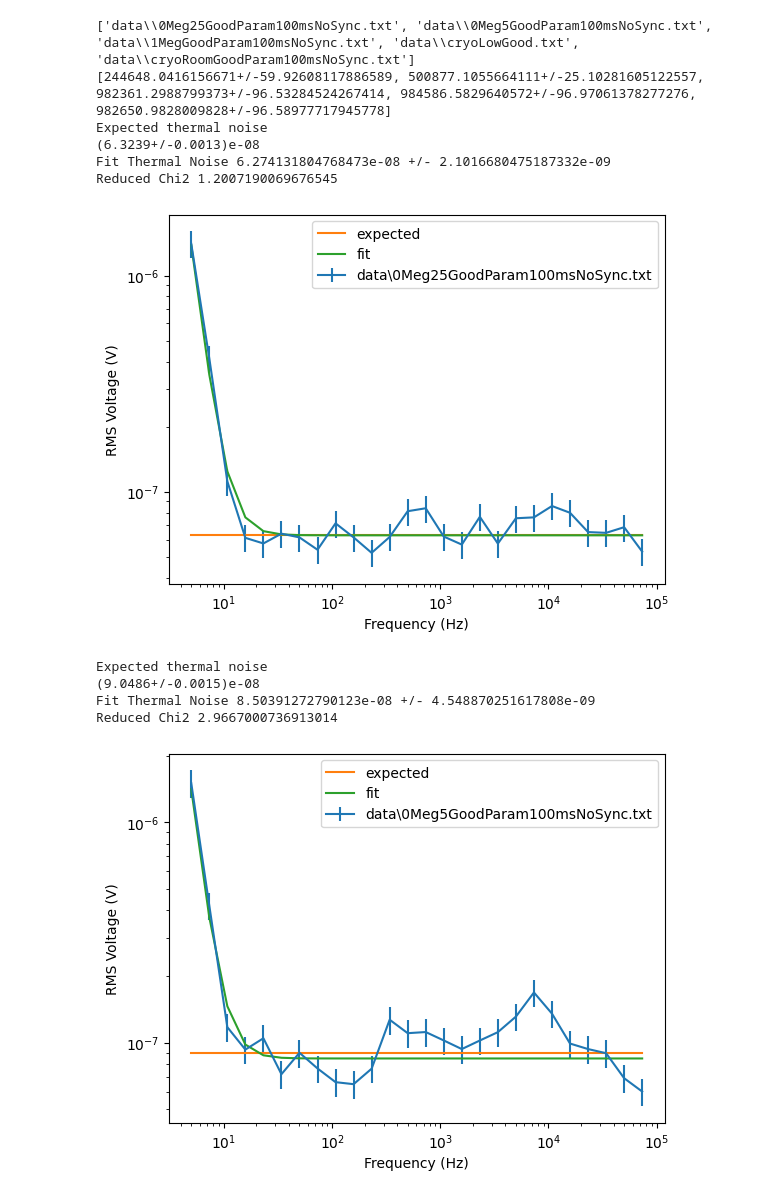
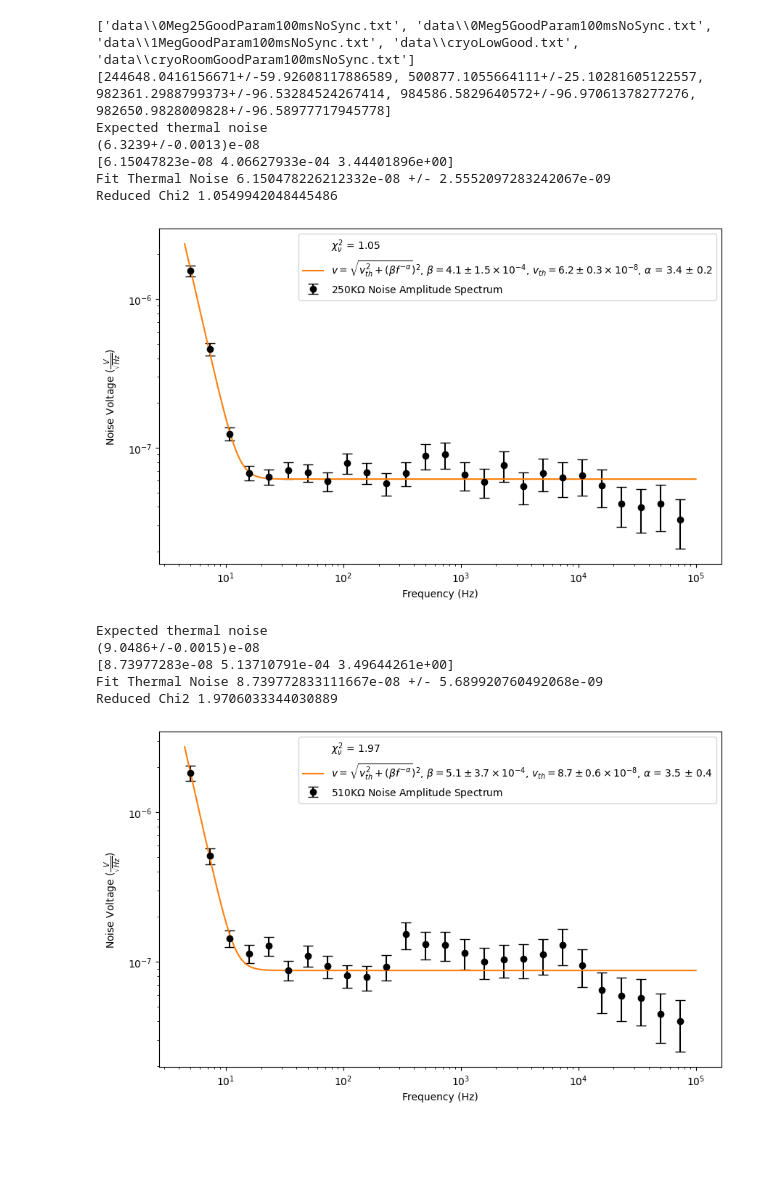
Before and after one commit to Shaquible/ENPH453, a Jupyter notebook: electricalNoise/dataEval.ipynb, the cells around one changed output. Drawn from its saved outputs; the diff is of its cells as text; code cells hidden in the pictures; blank space fills up the shorter version.

Commit message:
fixed transfer fns

```diff
--- a/electricalNoise/dataEval.ipynb
+++ b/electricalNoise/dataEval.ipynb
@@ -41,5 +58,16 @@ uncPctFive = np.std(five)/np.mean(five)
 uncPctHundred = np.std(hundred)/np.mean(hundred)
 uncPctThousand = np.std(thousand)/np.mean(thousand)
 print(uncPctFive, uncPctHundred, uncPctThousand)
+def uncFit(f, m, b):
+    return m*np.log10(f)+b
+
+uncpopt, pcov = curve_fit(uncFit, [5, 100, 1000], [uncPctFive, uncPctHundred, uncPctThousand] )
+plt.plot([5, 100, 1000], [uncPctFive, uncPctHundred, uncPctThousand], 'o')
+plt.plot(np.logspace(0, 5, num=1000), uncFit(np.logspace(0,5, num=1000), *uncpopt))
+plt.xscale("log")
+plt.yscale("log")
+plt.show()
+def voltageUncertainty(f):
+    return uncFit(f, *uncpopt)
 # %% [output]
 0.06405111704962811 0.14300066995941668 0.20380011074927695
@@ -52,52 +81,70 @@ for v in voltages:
     resistances.append((100-150*v)/(v))
 print(resistances)
 temps = [unc.ufloat(22.7+273.3, 0.1), unc.ufloat(22.7+273.3, 0.1), unc.ufloat(22.7+273.3, 0.1), unc.ufloat(77, 1),unc.ufloat(22.0+273.3, 0.1)]
 # resistances = [unc.ufloat(250000, 1250), unc.ufloat(510000, 2550), unc.ufloat(1000000, 5000)]
+datalabels = [r"250K$\Omega$", r"510K$\Omega$", r"1M$\Omega$", r"1M$\Omega$ Cryostat Cooled", r"1M$\Omega$ Cryostat Room Temp"]
 
-
-for file, res, tmps in zip(dataFiles, resistances, temps):
+for file, res, tmps, label, i in zip(dataFiles, resistances, temps, datalabels, list(range(len(dataFiles)))):
     freqs, vs = readData(file)
-    transferFunc = transfer(freqs, res)
+    if i > 3:
+        transferFunc = transferCryo(freqs, res)
+    else:
+        transferFunc = transfer(freqs, res)
     vcUnc = []
-    for v in vs:
-        vcUnc.append(unc.ufloat(v, v*uncPctHundred))
+    for v, f in zip(vs, freqs):
+        vcUnc.append(unc.ufloat(v, v*voltageUncertainty(f)))
     vs = vcUnc/transferFunc
     vsNoUnc = []
     vsUncs = []
     for v in vs:
         vsNoUnc.append(v.n)
         vsUncs.append(v.s)
     temp = unc.ufloat(273.3+22.7, 0.1)
     expectedVal = thermalNoTransfer(res.n, tmps.n)
     expectedVal = np.ones_like(freqs)*expectedVal
-
-    plt.errorbar(freqs, vsNoUnc, vsUncs, label=file)
-    plt.plot(freqs, expectedVal, label="expected")
+    plt.figure(figsize=(10, 6))
+    plt.errorbar(freqs, vsNoUnc, vsUncs, label=label + " Noise Amplitude Spectrum", fmt="ko", capsize=5)
+    # plt.plot(freqs, expectedVal, label="Expected Thermal Noise")
     print("Expected thermal noise")
     print(thermalNoTransfer(res, tmps))
-    popt, pcov = curve_fit(curveFit, freqs, vsNoUnc, sigma=vsUncs, p0=[1e-9, expectedVal[0]])
-    chi2 = np.sum(np.pow(np.array(vsNoUnc)-curveFit(freqs, *popt), 2)/np.array(vsUncs)**2)/(len(vsNoUnc)-2)
+    popt, pcov = curve_fit(curveFit, freqs, vsNoUnc, sigma=vsUncs, p0=[expectedVal[0], 1e-6, 4], bounds=([0, 0, 0], [1, 1, 5]))
+    chi2 = np.sum(np.pow(np.array(vsNoUnc)-curveFit(freqs, *popt), 2)/np.array(vsUncs)**2)/(len(vsNoUnc)-3)
+
+    print(popt)
     print("Fit Thermal Noise", popt[0], "+/-", np.sqrt(pcov[0][0]))
     print("Reduced Chi2", chi2)
-    plt.plot(freqs, curveFit(freqs, *popt), label="fit")
+    betaExponent = np.floor(np.log10(popt[1]))
+    beta = popt[1]/10**betaExponent
+    betaErr = np.sqrt(pcov[1][1])/10**betaExponent
+    vthExponent = np.floor(np.log10(popt[0]))
+    vth = popt[0]/10**vthExponent
+    vthErr = np.sqrt(pcov[0][0])/10**vthExponent
+    alpha = popt[2]
+    alphaErr = np.sqrt(pcov[2][2])
+    fitName = r"$v = \sqrt{v_{th}^2 + (\beta f^{-\alpha}})^2$" + rf", $\beta = {beta:.1f} \pm {betaErr:.1f} \times 10^{{{betaExponent:.0f}}}$, $v_{{th}} = {vth:.1f} \pm {vthErr:.1f} \times 10^{{{vthExponent:.0f}}}$, $\alpha$ = {alpha:.1f} $\pm$ {alphaErr:.1f}"
+    plt.plot([], [], ' ', label=rf"$\chi^2_\nu$ = {chi2:.2f}")
+    fs = np.logspace(0.65, 5, num=1000)
+    plt.plot(fs, curveFit(fs, *popt), label=fitName)
     plt.xlabel("Frequency (Hz)")
-    plt.ylabel("RMS Voltage (V)")
+    plt.ylabel(r"Noise Voltage $(\frac{V}{\sqrt{Hz}})$")
     plt.legend()
     plt.xscale("log")
     plt.yscale("log")
     plt.show()
 # %% [output]
 ['data\\0Meg25GoodParam100msNoSync.txt', 'data\\0Meg5GoodParam100msNoSync.txt', 'data\\1MegGoodParam100msNoSync.txt', 'data\\cryoLowGood.txt', 'data\\cryoRoomGoodParam100msNoSync.txt']
 [244648.0416156671+/-59.92608117886589, 500877.1055664111+/-25.10281605122557, 982361.2988799373+/-96.53284524267414, 984586.5829640572+/-96.97061378277276, 982650.9828009828+/-96.58977717945778]
 Expected thermal noise
 (6.3239+/-0.0013)e-08
-Fit Thermal Noise 6.274131804768473e-08 +/- 2.1016680475187332e-09
-Reduced Chi2 1.2007190069676545
+[6.15047823e-08 4.06627933e-04 3.44401896e+00]
+Fit Thermal Noise 6.150478226212332e-08 +/- 2.5552097283242067e-09
+Reduced Chi2 1.0549942048445486
-[figure, old version]
+[figure, new version]
 Expected thermal noise
 (9.0486+/-0.0015)e-08
-Fit Thermal Noise 8.50391272790123e-08 +/- 4.548870251617808e-09
-Reduced Chi2 2.9667000736913014
+[8.73977283e-08 5.13710791e-04 3.49644261e+00]
+Fit Thermal Noise 8.739772833111667e-08 +/- 5.689920760492068e-09
+Reduced Chi2 1.9706033344030889
-[figure, old version]
+[figure, new version]
 Expected thermal noise
 (1.26722+/-0.00022)e-07
```
Also changed, not shown: parts of 3 cells of this notebook, 1 other file.
